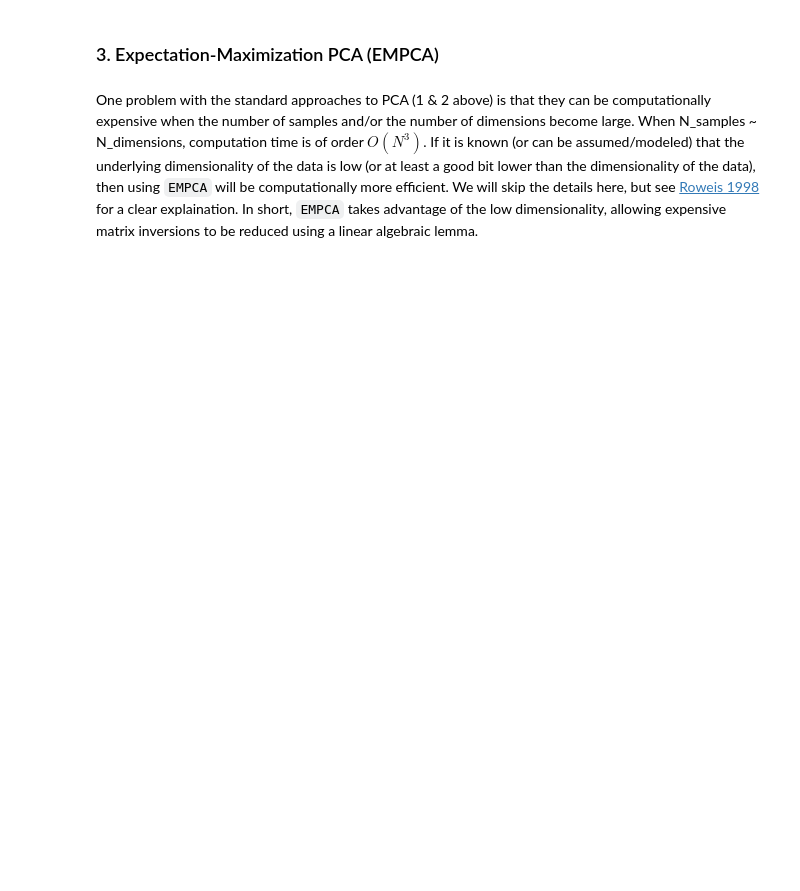
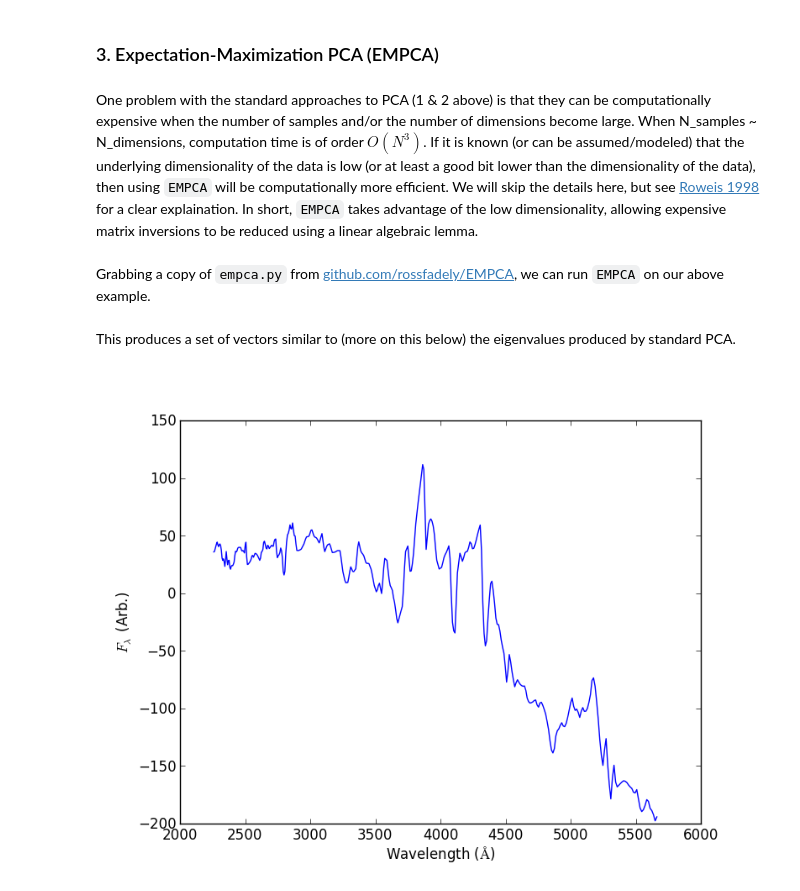
Before and after one commit to rossfadely/consomme, a Jupyter notebook: documents/PCAandEMPCA.ipynb, the cells around one changed output. Saved outputs shown, nothing was run; the diff lists cells and outputs as text; code cells hidden in the pictures; blank space fills up the shorter version.

```diff
--- a/documents/PCAandEMPCA.ipynb
+++ b/documents/PCAandEMPCA.ipynb
@@ -101,3 +104,28 @@ print eigval_svd[0],eigval[-1]
 ### 3. Expectation-Maximization PCA (EMPCA)
 # %% [markdown]
 One problem with the standard approaches to PCA (1 & 2 above) is that they can be computationally expensive when the number of samples and/or the number of dimensions become large.  When N_samples ~ N_dimensions, computation time is of order $O(N^3)$.  If it is known (or can be assumed/modeled) that the underlying dimensionality of the data is low (or at least a good bit lower than the dimensionality of the data), then using `EMPCA` will be computationally more efficient.  We will skip the details here, but see [Roweis 1998](http://books.nips.cc/papers/files/nips10/0626.pdf) for a clear explaination.  In short, `EMPCA` takes advantage of the low dimensionality, allowing expensive matrix inversions to be reduced using a linear algebraic lemma.
+# %% [markdown]
+Grabbing a copy of `empca.py` from [github.com/rossfadely/EMPCA](https://github.com/rossfadely/EMPCA), we can run `EMPCA` on our above example.
+# %%
+from empca import EMPCA
+
+# EMPCA takes data as (N_dim,N_samp), following Roweis 1998
+# M = Latent dimensionality
+M = 1
+model = EMPCA(clean_spec.T,M)
+
+# This may differ from the result in approach 1 by
+# a minus sign, here is a hacky fix
+if np.sum(model.lam[:10,0]) < 0.0:
+    model.lam *= -1.0
+# %% [markdown]
+This produces a set of vectors similar to (more on this below) the eigenvalues produced by standard PCA.
+# %%
+fig = pl.figure()
+pl.plot(wavelength,model.lam[:,0])
+pl.xlabel('Wavelength ($\AA$)')
+pl.ylabel('$F_\lambda$ (Arb.)')
+fig.savefig('../plots/foo.png',dpi=100)
+Image(filename='../plots/foo.png')
+# %% [output]
+[figure, added]
```
Also changed, not shown: parts of 10 cells of this notebook, 1 other file.
